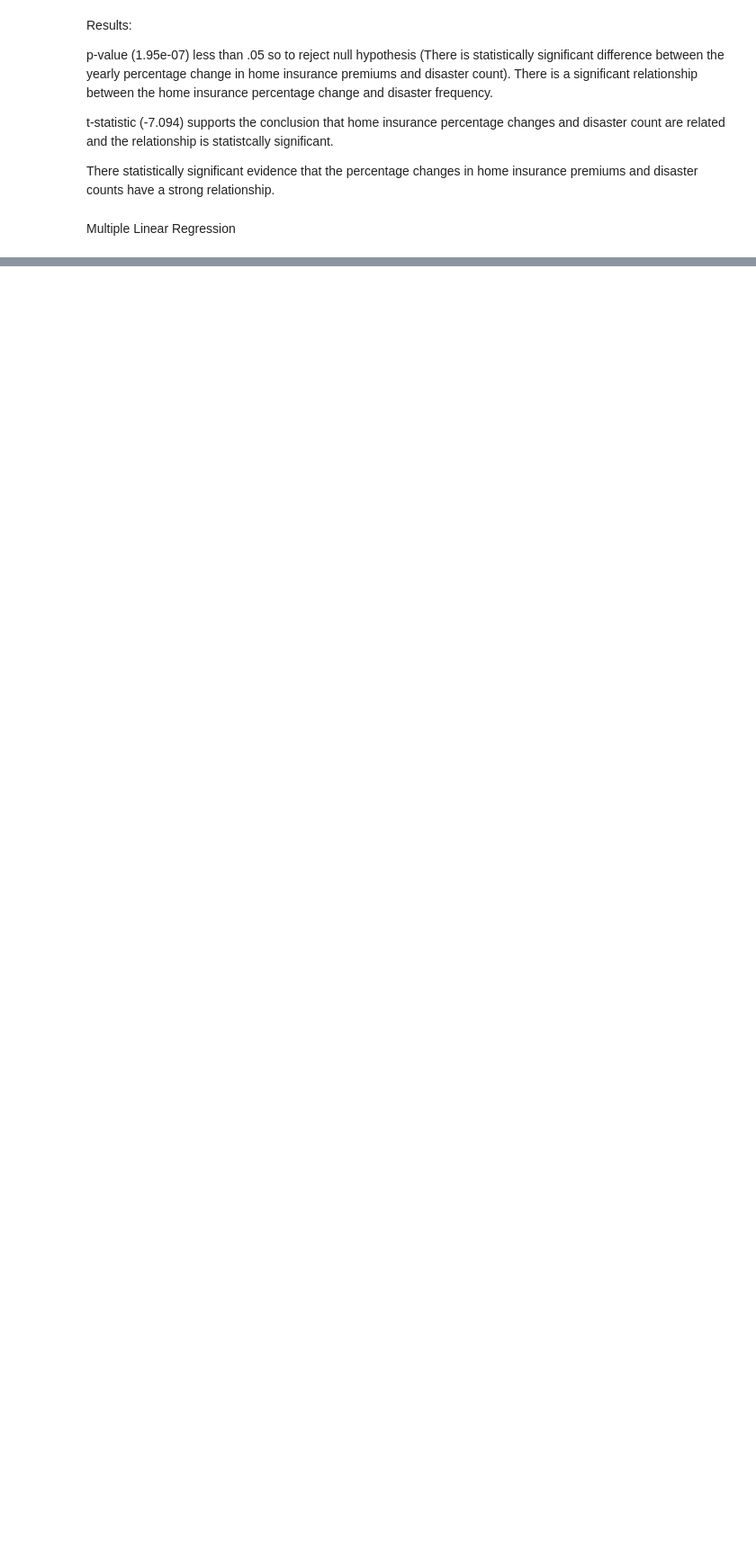
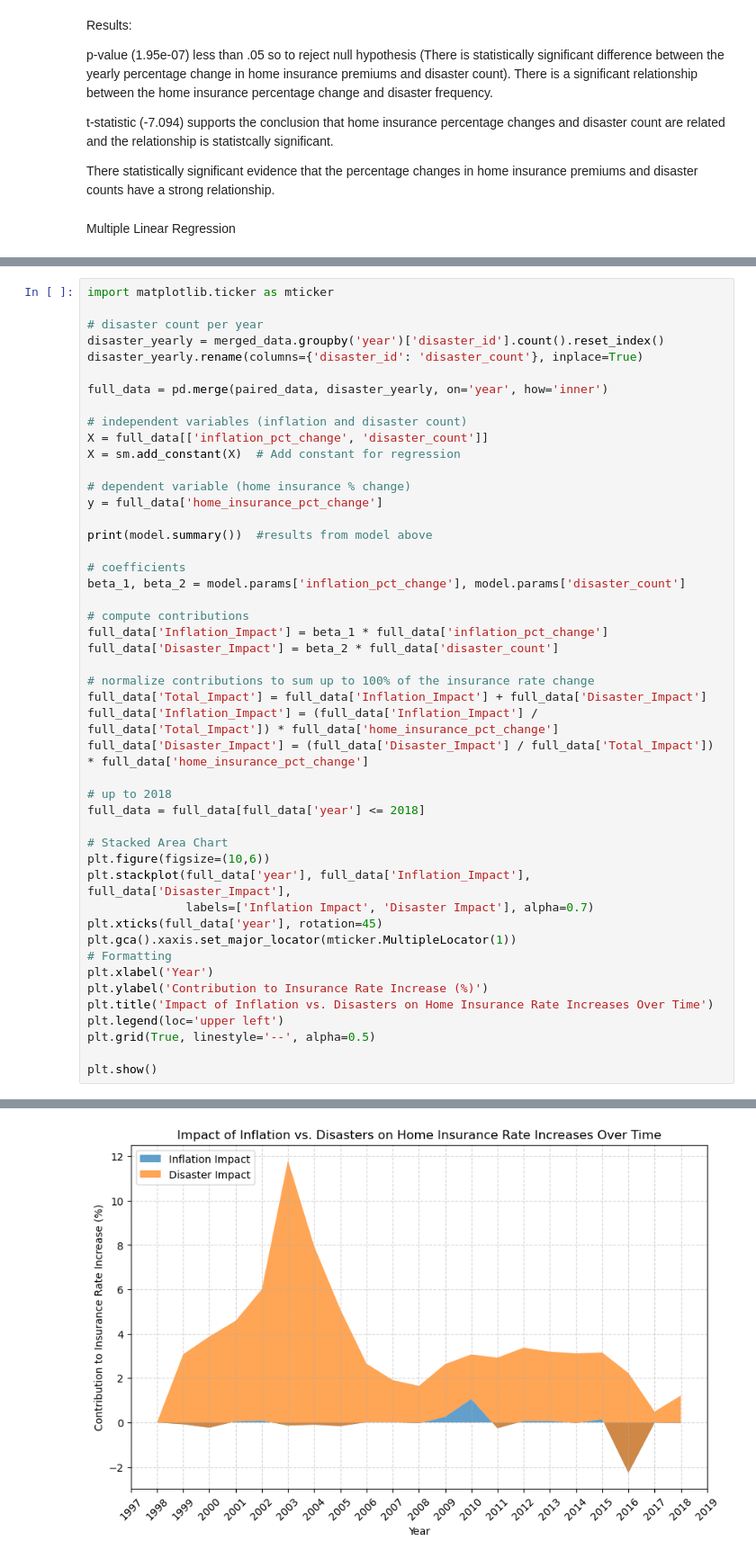
Before and after one commit to smille202/capstone, a Jupyter notebook: work/working_code.ipynb, the cells around one changed output, grey strips where cells are left out. Shown at 90% size. Saved outputs shown, nothing was run; the diff lists cells and outputs as text; blank space fills up the shorter version.

Commit message:
correlation in stacked area plot and heatmap

```diff
--- a/work/working_code.ipynb
+++ b/work/working_code.ipynb
@@ -735,0 +736,48 @@ Disaster_count (0.0173): A positive coefficient, and with a p-value of 0.008, it
+# %%
+import matplotlib.ticker as mticker
+
+# disaster count per year
+disaster_yearly = merged_data.groupby('year')['disaster_id'].count().reset_index()
+disaster_yearly.rename(columns={'disaster_id': 'disaster_count'}, inplace=True)
+
+full_data = pd.merge(paired_data, disaster_yearly, on='year', how='inner')
+
+# independent variables (inflation and disaster count)
+X = full_data[['inflation_pct_change', 'disaster_count']]
+X = sm.add_constant(X)  # Add constant for regression
+
+# dependent variable (home insurance % change)
+y = full_data['home_insurance_pct_change']
+
+print(model.summary())  #results from model above
+
+# coefficients
+beta_1, beta_2 = model.params['inflation_pct_change'], model.params['disaster_count']
+
+# compute contributions
+full_data['Inflation_Impact'] = beta_1 * full_data['inflation_pct_change']
+full_data['Disaster_Impact'] = beta_2 * full_data['disaster_count']
+
+# normalize contributions to sum up to 100% of the insurance rate change
+full_data['Total_Impact'] = full_data['Inflation_Impact'] + full_data['Disaster_Impact']
+full_data['Inflation_Impact'] = (full_data['Inflation_Impact'] / full_data['Total_Impact']) * full_data['home_insurance_pct_change']
+full_data['Disaster_Impact'] = (full_data['Disaster_Impact'] / full_data['Total_Impact']) * full_data['home_insurance_pct_change']
+
+# up to 2018
+full_data = full_data[full_data['year'] <= 2018]
+
+# Stacked Area Chart
+plt.figure(figsize=(10,6))
+plt.stackplot(full_data['year'], full_data['Inflation_Impact'], full_data['Disaster_Impact'],
+              labels=['Inflation Impact', 'Disaster Impact'], alpha=0.7)
+plt.xticks(full_data['year'], rotation=45)
+plt.gca().xaxis.set_major_locator(mticker.MultipleLocator(1))
+# Formatting
+plt.xlabel('Year')
+plt.ylabel('Contribution to Insurance Rate Increase (%)')
+plt.title('Impact of Inflation vs. Disasters on Home Insurance Rate Increases Over Time')
+plt.legend(loc='upper left')
+plt.grid(True, linestyle='--', alpha=0.5)
+
+plt.show()
+# %% [output]
@@ -735,0 +801 @@ Disaster_count (0.0173): A positive coefficient, and with a p-value of 0.008, it
+[figure, added]
```
Also changed, not shown: parts of 7 cells of this notebook.
